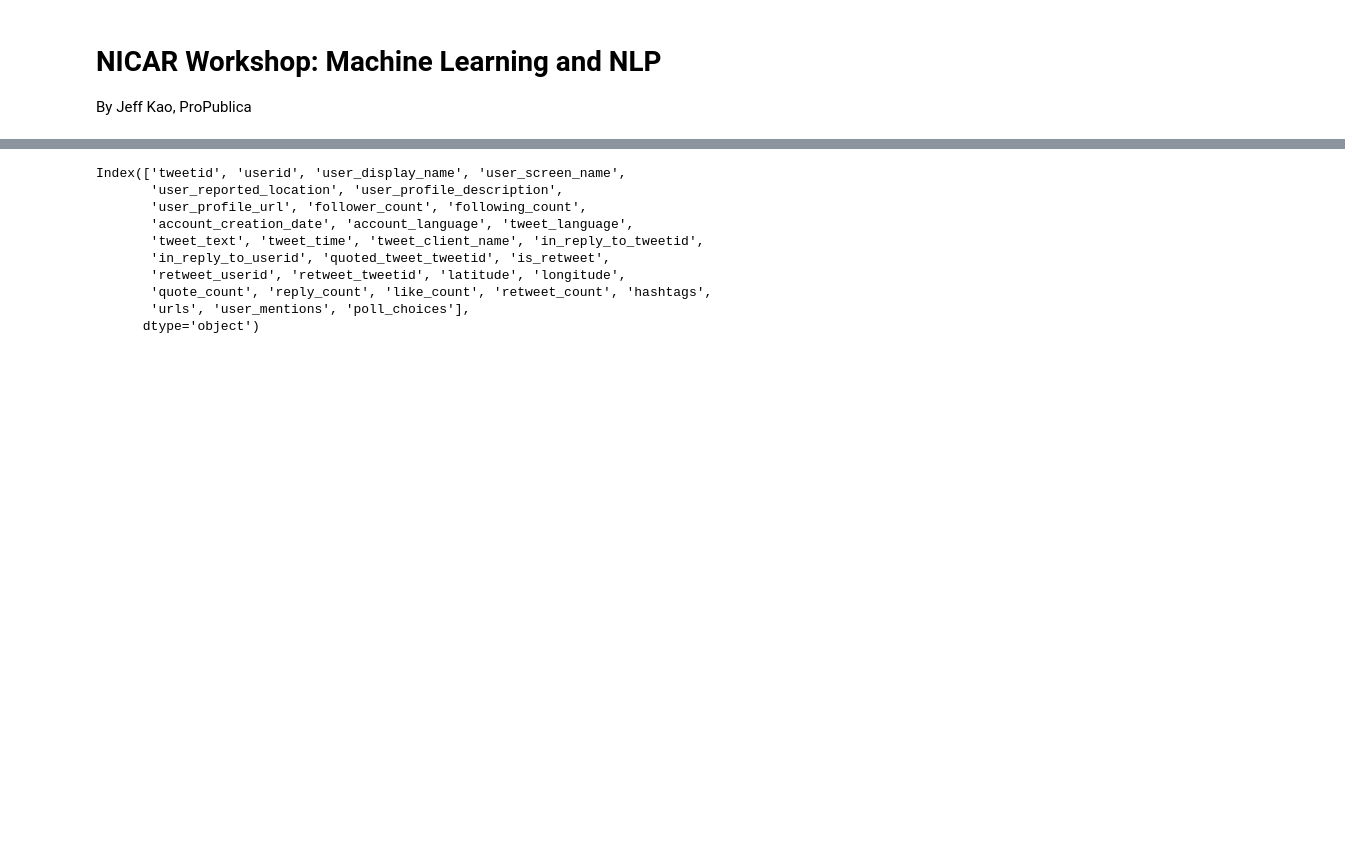
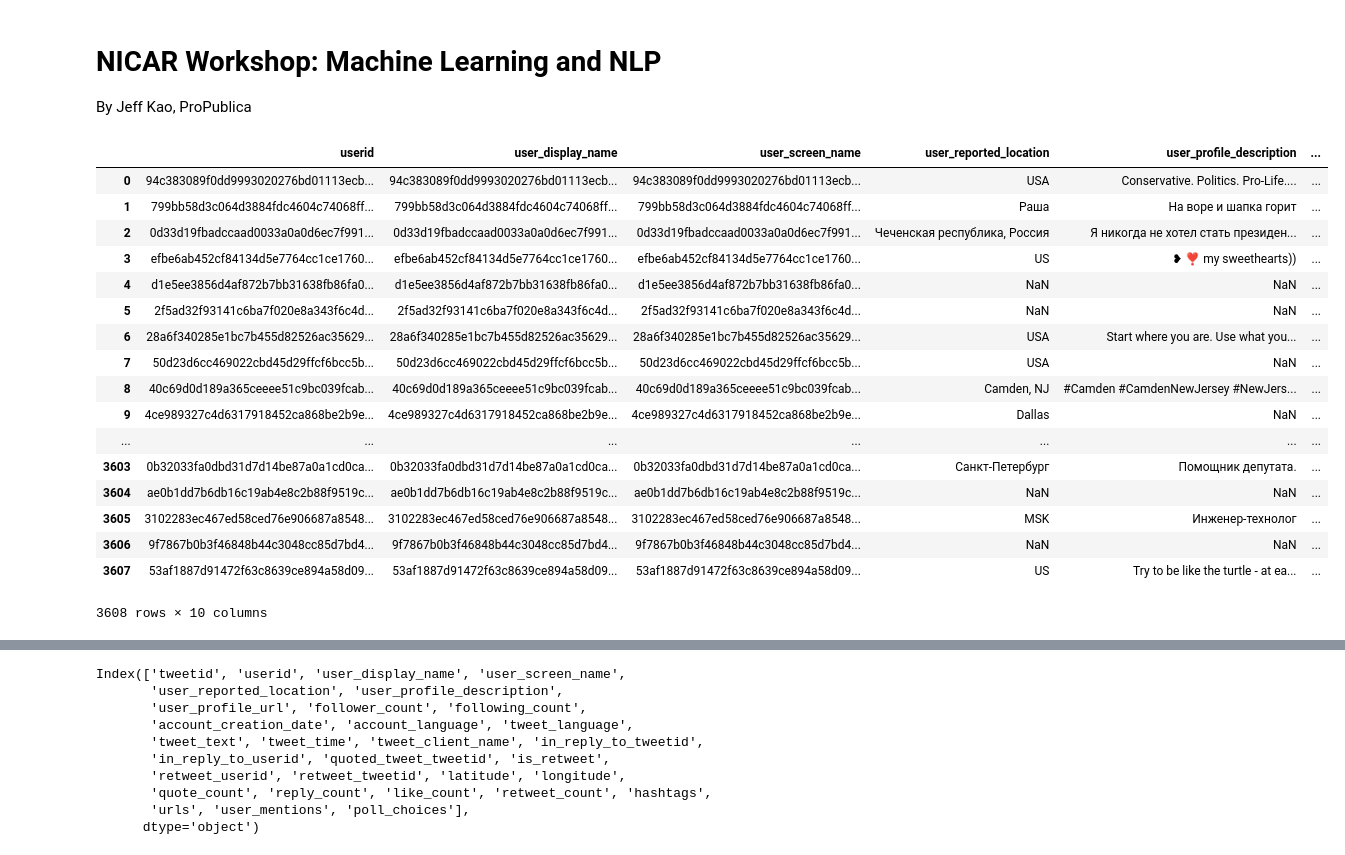
Before and after one commit to propublica/data-nicar-2019, a Jupyter notebook: nicar-ml-nlp-workshop-kao-2.ipynb, the cells around one changed output, grey strips where cells are left out. Drawn from its saved outputs; the diff is of its cells as text; code cells hidden in the pictures; blank space fills up the shorter version.

```diff
--- a/nicar-ml-nlp-workshop-kao-2.ipynb
+++ b/nicar-ml-nlp-workshop-kao-2.ipynb
@@ -9,7 +9,33 @@ import matplotlib.pyplot as plt
 %matplotlib inline
 
 import seaborn as sns
+# %%
+pd.options.display.max_columns = 50
+pd.options.display.max_colwidth = 500
 # %%
 # !unzip ./data/ira_tweets_csv_hashed.zip -d ./data/
 # %%
 # !unzip ./data/ira_users_csv_hashed.zip -d ./data/
+# %%
+df_users = pd.read_csv('./data/ira_users_csv_hashed.csv')
+# %%
+df_users
+# %% [output]
+|  | userid | user_display_name | user_screen_name | user_reported_location | user_profile_description | ... |
+| 0 | 94c383089f0dd9993020276bd01113ecb... | 94c383089f0dd9993020276bd01113ecb... | 94c383089f0dd9993020276bd01113ecb... | USA | Conservative. Politics. Pro-Life.... | ... |
+| 1 | 799bb58d3c064d3884fdc4604c74068ff... | 799bb58d3c064d3884fdc4604c74068ff... | 799bb58d3c064d3884fdc4604c74068ff... | Раша | На воре и шапка горит | ... |
+| 2 | 0d33d19fbadccaad0033a0a0d6ec7f991... | 0d33d19fbadccaad0033a0a0d6ec7f991... | 0d33d19fbadccaad0033a0a0d6ec7f991... | Чеченская республика, Россия | Я никогда не хотел стать президен... | ... |
+| 3 | efbe6ab452cf84134d5e7764cc1ce1760... | efbe6ab452cf84134d5e7764cc1ce1760... | efbe6ab452cf84134d5e7764cc1ce1760... | US | ❥ ❣ my sweethearts)) | ... |
+| 4 | d1e5ee3856d4af872b7bb31638fb86fa0... | d1e5ee3856d4af872b7bb31638fb86fa0... | d1e5ee3856d4af872b7bb31638fb86fa0... | NaN | NaN | ... |
+| 5 | 2f5ad32f93141c6ba7f020e8a343f6c4d... | 2f5ad32f93141c6ba7f020e8a343f6c4d... | 2f5ad32f93141c6ba7f020e8a343f6c4d... | NaN | NaN | ... |
+| 6 | 28a6f340285e1bc7b455d82526ac35629... | 28a6f340285e1bc7b455d82526ac35629... | 28a6f340285e1bc7b455d82526ac35629... | USA | Start where you are. Use what you... | ... |
+| 7 | 50d23d6cc469022cbd45d29ffcf6bcc5b... | 50d23d6cc469022cbd45d29ffcf6bcc5b... | 50d23d6cc469022cbd45d29ffcf6bcc5b... | USA | NaN | ... |
+| 8 | 40c69d0d189a365ceeee51c9bc039fcab... | 40c69d0d189a365ceeee51c9bc039fcab... | 40c69d0d189a365ceeee51c9bc039fcab... | Camden, NJ | #Camden #CamdenNewJersey #NewJers... | ... |
+| 9 | 4ce989327c4d6317918452ca868be2b9e... | 4ce989327c4d6317918452ca868be2b9e... | 4ce989327c4d6317918452ca868be2b9e... | Dallas | NaN | ... |
+| ... | ... | ... | ... | ... | ... | ... |
+| 3603 | 0b32033fa0dbd31d7d14be87a0a1cd0ca... | 0b32033fa0dbd31d7d14be87a0a1cd0ca... | 0b32033fa0dbd31d7d14be87a0a1cd0ca... | Санкт-Петербург | Помощник депутата. | ... |
+| 3604 | ae0b1dd7b6db16c19ab4e8c2b88f9519c... | ae0b1dd7b6db16c19ab4e8c2b88f9519c... | ae0b1dd7b6db16c19ab4e8c2b88f9519c... | NaN | NaN | ... |
+| 3605 | 3102283ec467ed58ced76e906687a8548... | 3102283ec467ed58ced76e906687a8548... | 3102283ec467ed58ced76e906687a8548... | МSK | Инженер-технолог | ... |
+| 3606 | 9f7867b0b3f46848b44c3048cc85d7bd4... | 9f7867b0b3f46848b44c3048cc85d7bd4... | 9f7867b0b3f46848b44c3048cc85d7bd4... | NaN | NaN | ... |
+| 3607 | 53af1887d91472f63c8639ce894a58d09... | 53af1887d91472f63c8639ce894a58d09... | 53af1887d91472f63c8639ce894a58d09... | US | Try to be like the turtle - at ea... | ... |
+3608 rows × 10 columns
```
Also changed, not shown: parts of 34 cells of this notebook, 1 other file.
